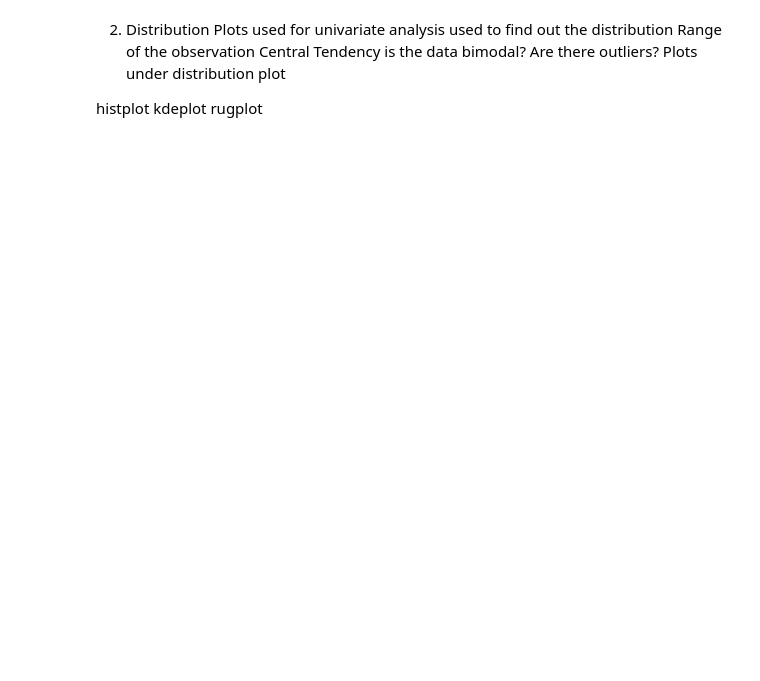
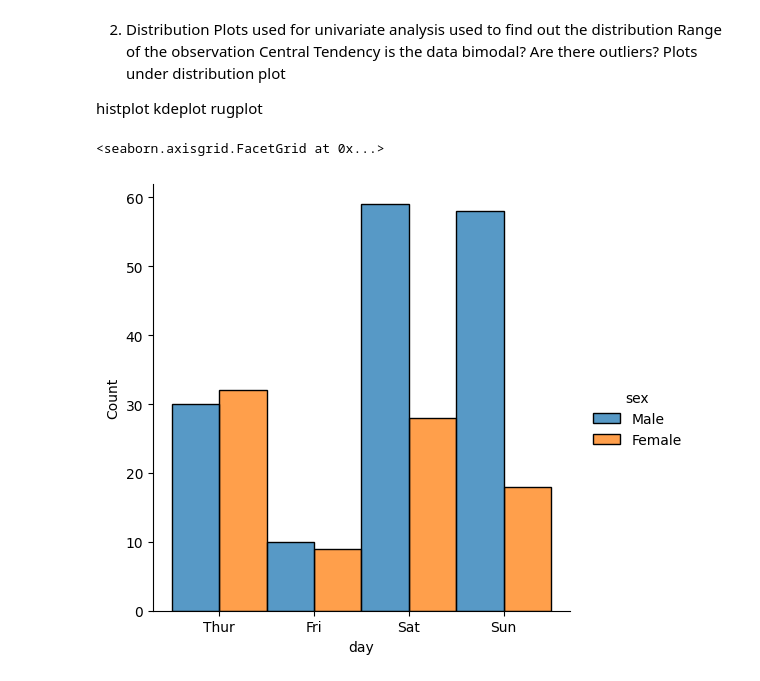
Before and after one commit to Misbahuddin111/Data-visualization, a Jupyter notebook: 25 session seaborn .ipynb, the cells around one changed output. Saved outputs shown, nothing was run; the diff lists cells and outputs as text; code cells hidden in the pictures; blank space fills up the shorter version.

Commit message:
data visualization

```diff
--- a/25 session seaborn .ipynb
+++ b/25 session seaborn .ipynb
@@ -41,7 +77,10 @@ histplot
 kdeplot
 rugplot
 # %%
-sns.displot(data=tips ,x='total_bill',col='sex',kind='hist',bins=5)
+sns.displot(data=tips ,x='day',kind='hist',bins=5,hue='sex',multiple='dodge')
+# %% [output]
+<seaborn.axisgrid.FacetGrid at 0x...>
+[figure, added]
 # %%
 # It’s also possible to visualize the distribution of a categorical variable using the logic of a histogram.
 # Discrete bins are automatically set for categorical variables
```
Also changed, not shown: parts of 20 cells of this notebook, 1 other file.
